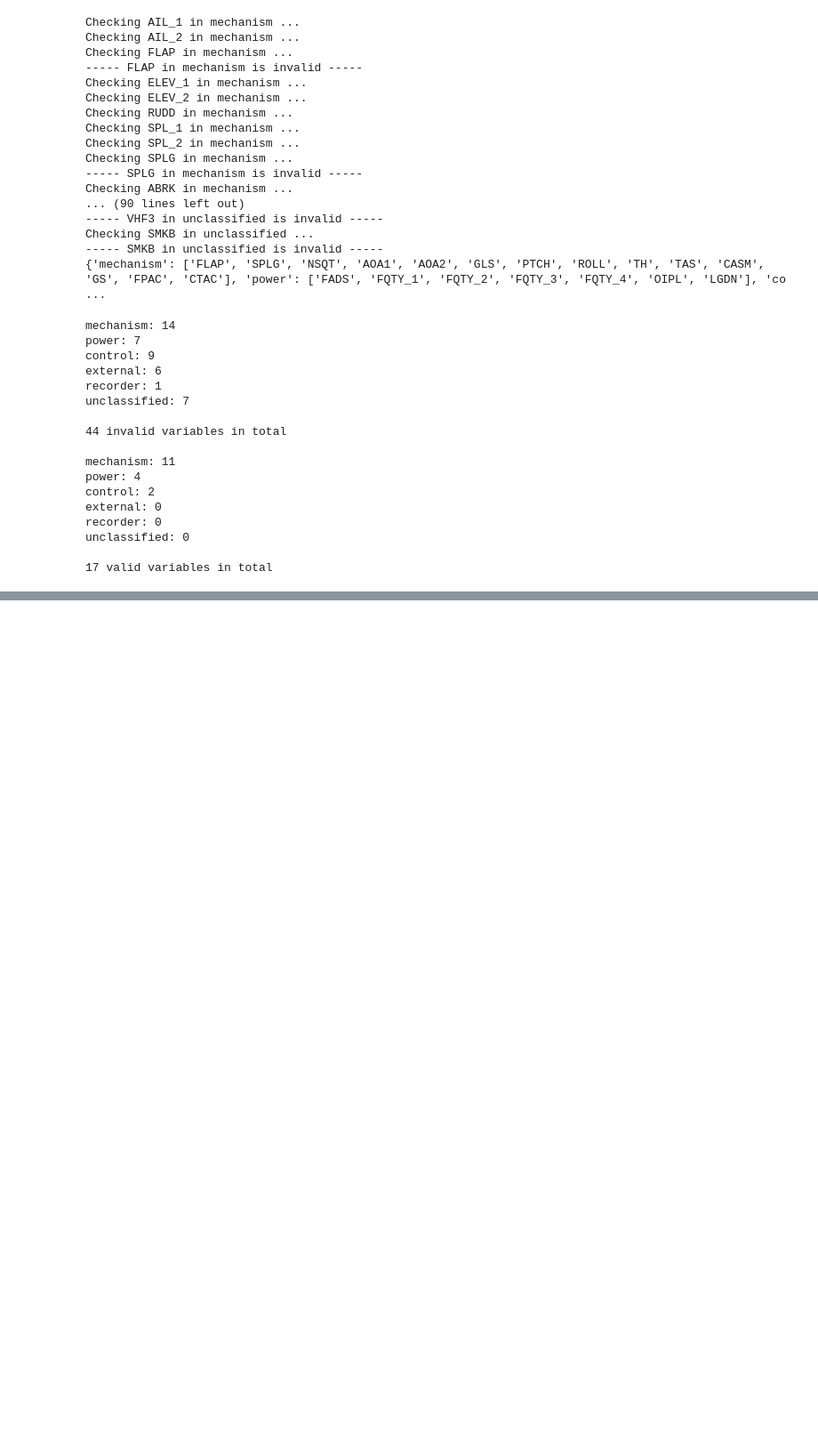
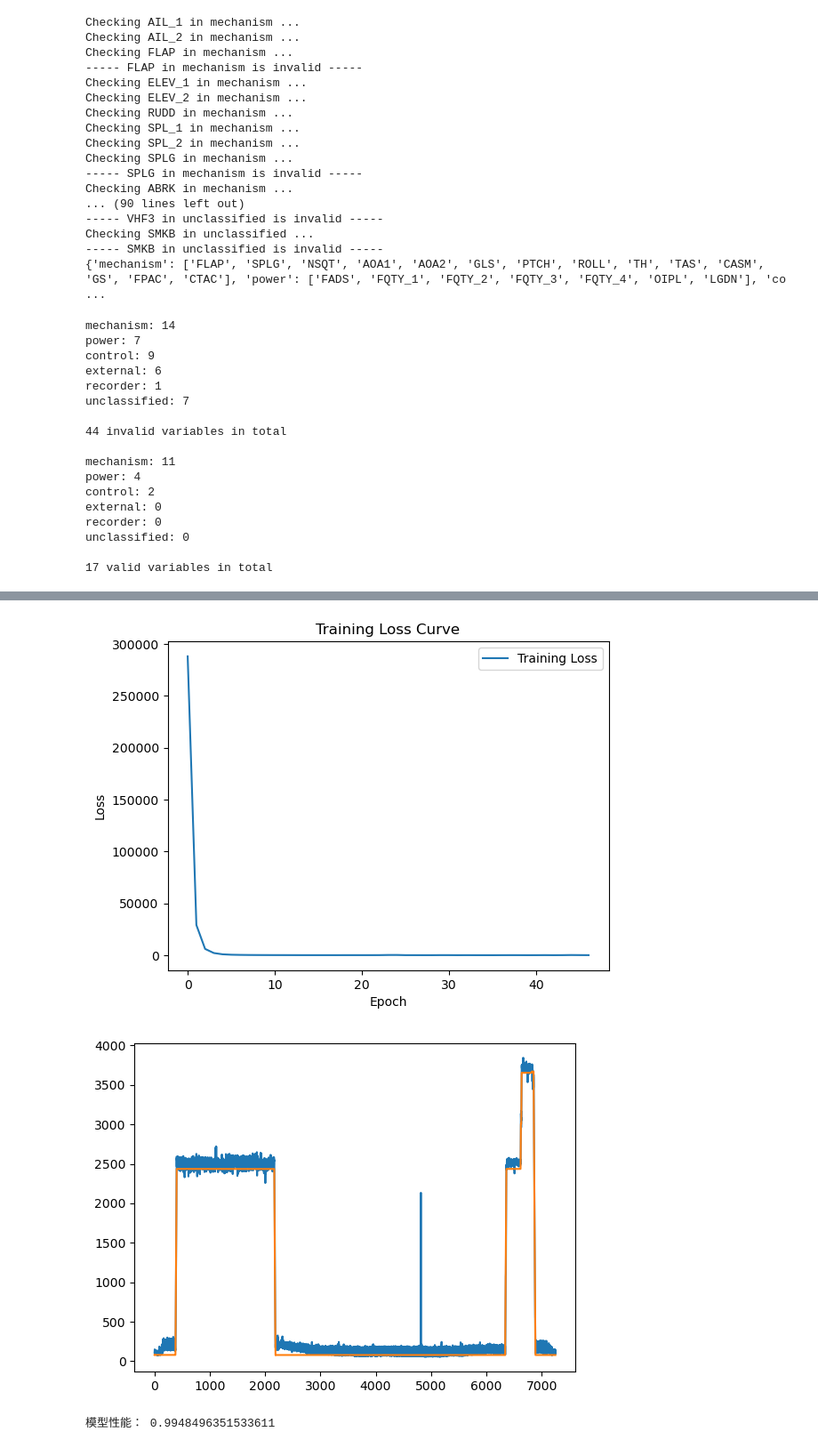
Before and after one commit to srt-uncertainty-wind/code, a Jupyter notebook: variableEvaluate_MLP.ipynb, the cells around one changed output, grey strips where cells are left out. Shown at 89% size. Drawn from its saved outputs; the diff is of its cells as text; code cells hidden in the pictures; blank space fills up the shorter version.

```diff
--- a/variableEvaluate_MLP.ipynb
+++ b/variableEvaluate_MLP.ipynb
@@ -178,0 +233,46 @@ unclassified: 0
+# %%
+# 构建MLP
+from sklearn.neural_network import MLPRegressor
+from sklearn.preprocessing import StandardScaler
+import numpy as np
+import matplotlib.pyplot as plt
+
+# 特征标准化处理
+scaler = StandardScaler()
+train_X_scaled = scaler.fit_transform(train_X)
+test_X_scaled = scaler.transform(test_X)
+
+# 创建MLP回归器实例
+mlp = MLPRegressor(hidden_layer_sizes = (100, 50), activation='relu', solver='adam', random_state = 42, max_iter=2000, learning_rate='invscaling', learning_rate_init=0.01, verbose=True)
+
+# 训练模型
+mlp.fit(train_X_scaled, train_Y)
+loss_values = mlp.loss_curve_
+
+# 可视化损失值的变化
+plt.figure()
+plt.plot(loss_values, label='Training Loss')
+plt.title('Training Loss Curve')
+plt.xlabel('Epoch')
+plt.ylabel('Loss')
+plt.legend()
+plt.show()
+
+# 测试模型
+y_pred = mlp.predict(test_X_scaled)
+plt.figure()
+plt.plot(y_pred, label='Predicted')
+plt.plot(test_Y, label='Actual')
+plt.show()
+# for i in range(y_pred.shape[1]):
+#     plt.figure()
+#     plt.plot(y_pred[:,i], label='Predicted')
+#     plt.plot(test_Y[:,i], label='Actual')
+#     plt.show()
+
+# 评估模型的性能
+accuracy = mlp.score(test_X_scaled, test_Y)
+
+# 打印模型能
+print("模型性能：", accuracy)
+# %% [output]
@@ -178,0 +296,3 @@ unclassified: 0
+[figure, added]
+[figure, added]
+模型性能： 0.9948496351533611
```
Also changed, not shown: parts of 5 cells of this notebook.
